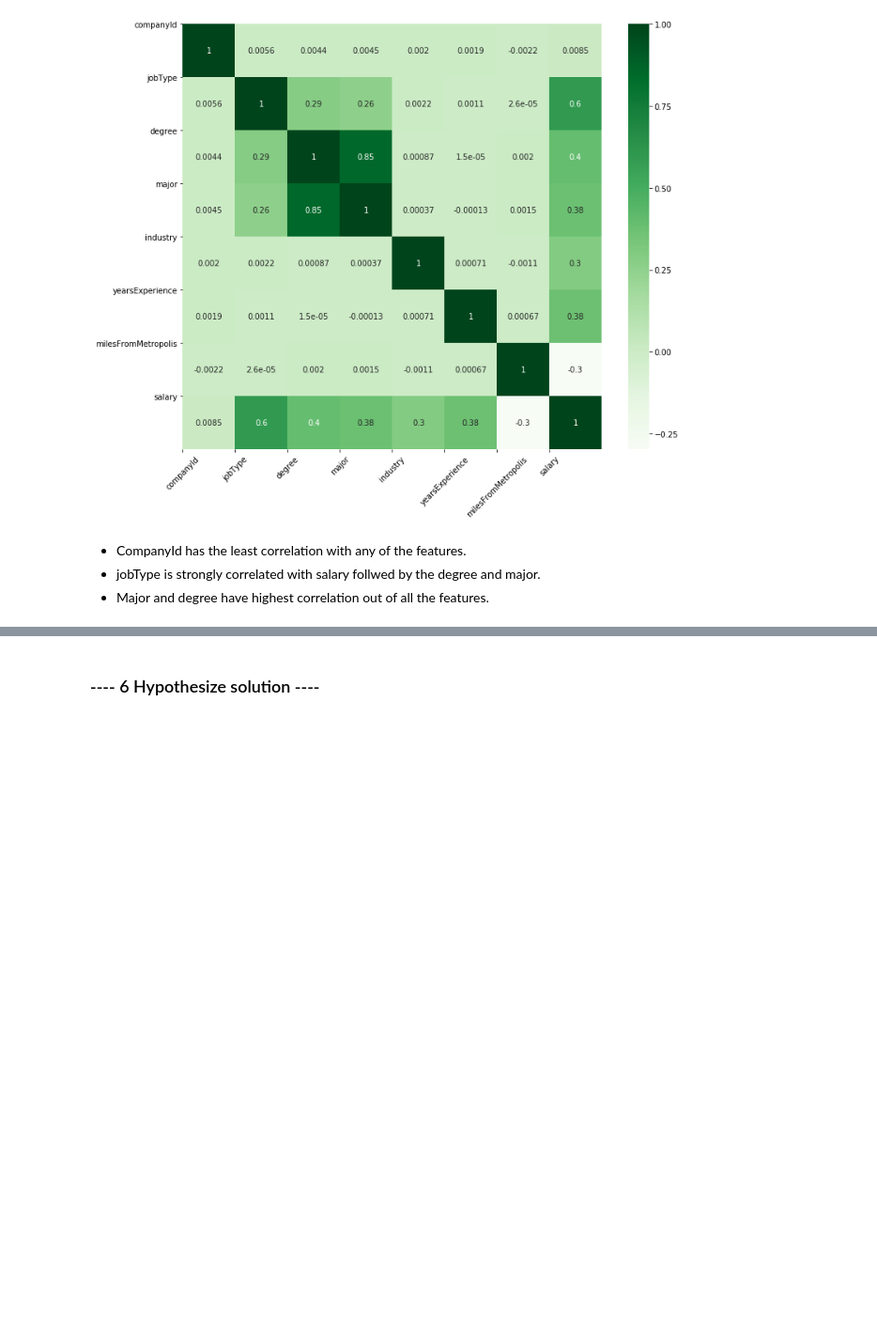
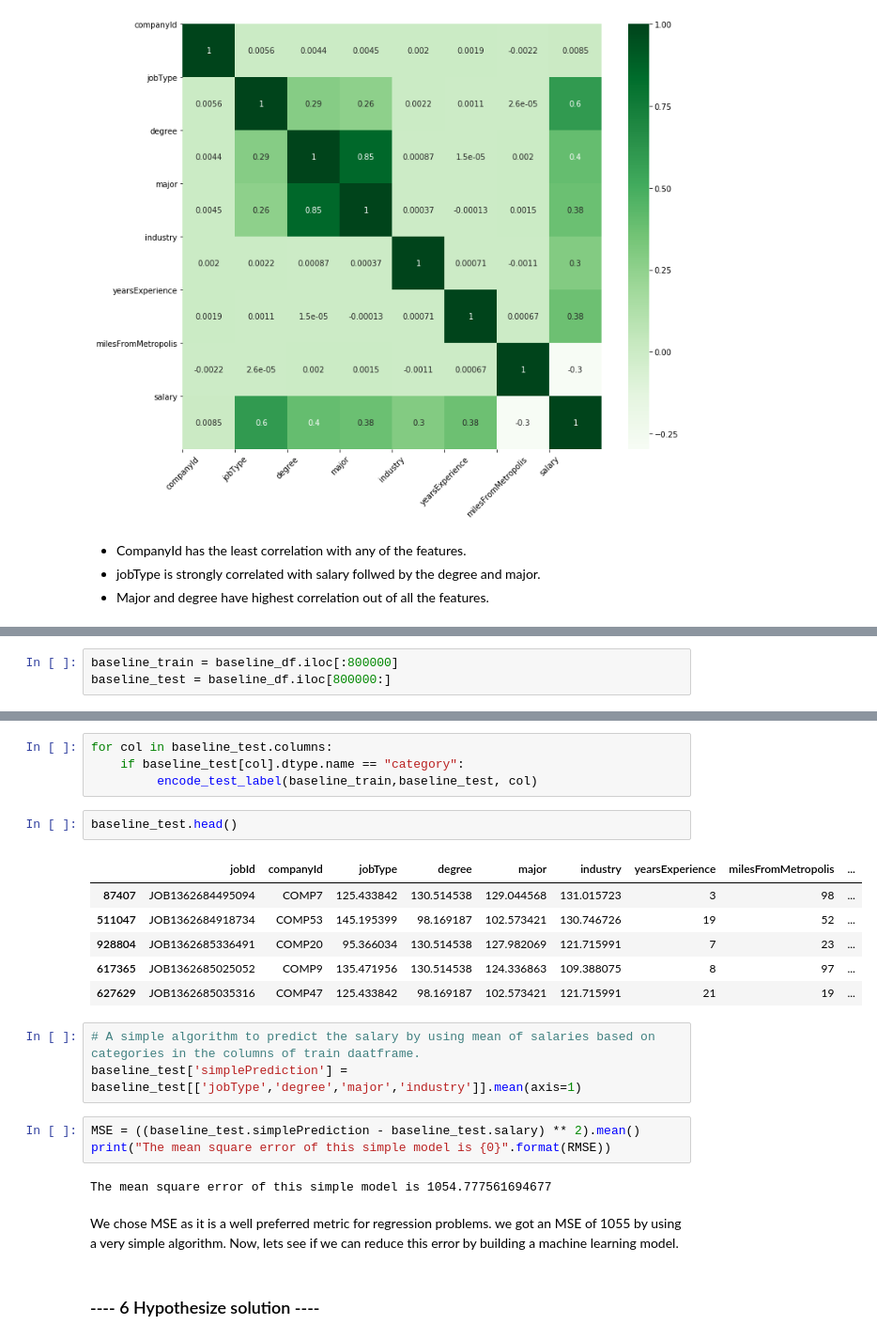
Before and after one commit to pavankanjula/salaryprediction, a Jupyter notebook: Salary Prediction.ipynb, the cells around one changed output, grey strips where cells are left out. Shown at 94% size. Drawn from its saved outputs; the diff is of its cells as text; blank space fills up the shorter version.

```diff
--- a/Salary Prediction.ipynb
+++ b/Salary Prediction.ipynb
@@ -521,0 +543,3 @@ heatMap(train_df, mirror = True)
+# %%
+baseline_train = baseline_df.iloc[:800000]
+baseline_test = baseline_df.iloc[800000:]
@@ -522,3 +562,26 @@ heatMap(train_df, mirror = True)
+# %%
+for col in baseline_test.columns:
+    if baseline_test[col].dtype.name == "category":
+         encode_test_label(baseline_train,baseline_test, col)
+# %%
+baseline_test.head()
+# %% [output]
+|  | jobId | companyId | jobType | degree | major | industry | yearsExperience | milesFromMetropolis | ... |
+| 87407 | JOB1362684495094 | COMP7 | 125.433842 | 130.514538 | 129.044568 | 131.015723 | 3 | 98 | ... |
+| 511047 | JOB1362684918734 | COMP53 | 145.195399 | 98.169187 | 102.573421 | 130.746726 | 19 | 52 | ... |
+| 928804 | JOB1362685336491 | COMP20 | 95.366034 | 130.514538 | 127.982069 | 121.715991 | 7 | 23 | ... |
+| 617365 | JOB1362685025052 | COMP9 | 135.471956 | 130.514538 | 124.336863 | 109.388075 | 8 | 97 | ... |
+| 627629 | JOB1362685035316 | COMP47 | 125.433842 | 98.169187 | 102.573421 | 121.715991 | 21 | 19 | ... |
+# %%
+# A simple algorithm to predict the salary by using mean of salaries based on categories in the columns of train daatframe.
+baseline_test['simplePrediction'] = baseline_test[['jobType','degree','major','industry']].mean(axis=1)
+# %%
+MSE = ((baseline_test.simplePrediction - baseline_test.salary) ** 2).mean()
+print("The mean square error of this simple model is {0}".format(RMSE))
+# %% [output]
+The mean square error of this simple model is 1054.777561694677
+# %% [markdown]
+We chose MSE as it is a well preferred metric for regression problems. we got an MSE of 1055 by using a very simple algorithm. Now, lets see if we can reduce this error by building a machine learning model.
 # %% [markdown]
 ### ---- 6 Hypothesize solution ----
 # %%
```
Also changed, not shown: parts of 26 cells of this notebook.
